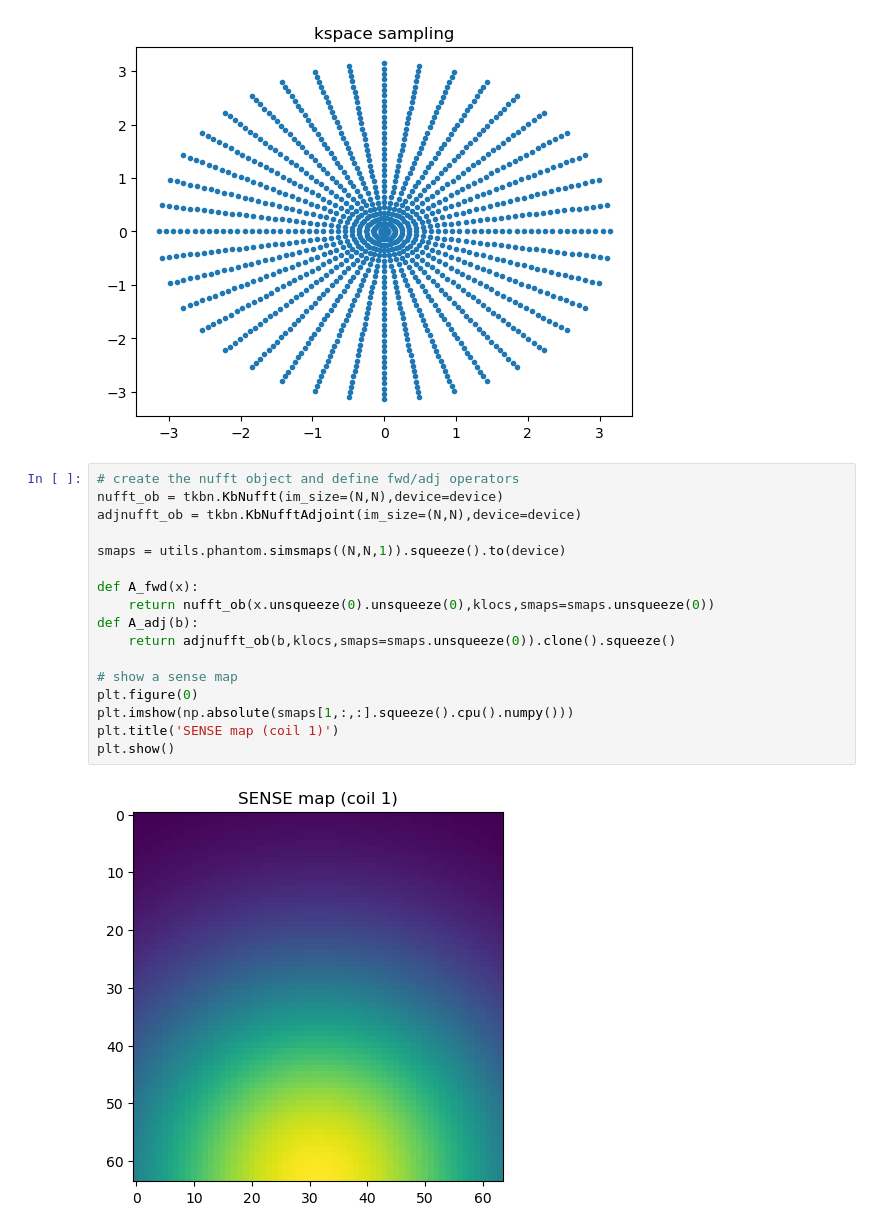
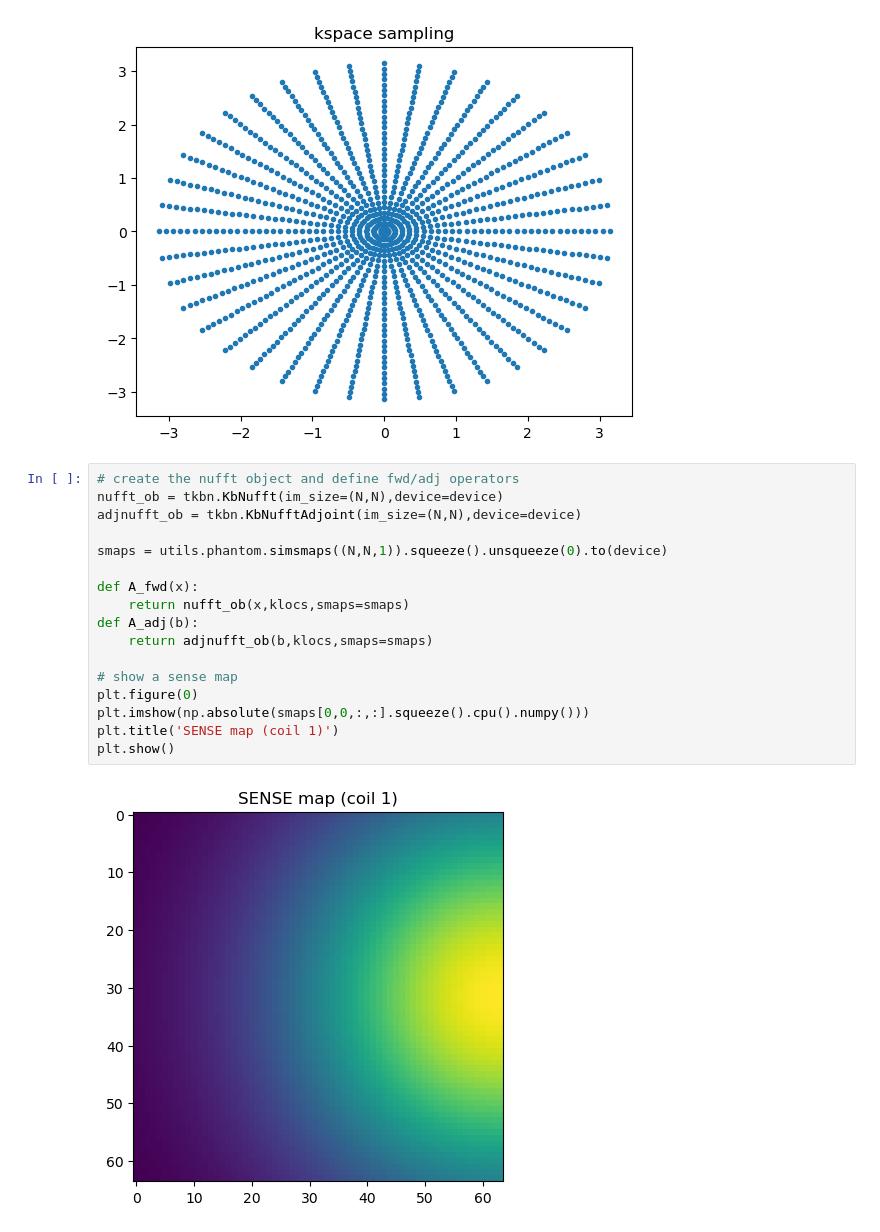
Before and after one commit to fmrifrey/pyrec, a Jupyter notebook: sensetest2d.ipynb, the cells around one changed output. Cells and saved outputs as stored; diff of their text form.

```diff
--- a/sensetest2d.ipynb
+++ b/sensetest2d.ipynb
@@ -59,21 +59,21 @@ klocs = torch.tensor(klocs).to(device)
 # %%
 # create the nufft object and define fwd/adj operators
 nufft_ob = tkbn.KbNufft(im_size=(N,N),device=device)
 adjnufft_ob = tkbn.KbNufftAdjoint(im_size=(N,N),device=device)
 
-smaps = utils.phantom.simsmaps((N,N,1)).squeeze().to(device)
+smaps = utils.phantom.simsmaps((N,N,1)).squeeze().unsqueeze(0).to(device)
 
 def A_fwd(x):
-    return nufft_ob(x.unsqueeze(0).unsqueeze(0),klocs,smaps=smaps.unsqueeze(0))
+    return nufft_ob(x,klocs,smaps=smaps)
 def A_adj(b):
-    return adjnufft_ob(b,klocs,smaps=smaps.unsqueeze(0)).clone().squeeze()
+    return adjnufft_ob(b,klocs,smaps=smaps)
 
 # show a sense map
 plt.figure(0)
-plt.imshow(np.absolute(smaps[1,:,:].squeeze().cpu().numpy()))
+plt.imshow(np.absolute(smaps[0,0,:,:].squeeze().cpu().numpy()))
 plt.title('SENSE map (coil 1)')
 plt.show()
 # %% [output]
-[figure, old version]
+[figure, new version]
 # %%
 # synthesize kspace data and show basic recon
```
Also changed, not shown: parts of 4 cells of this notebook, 2 other files.
